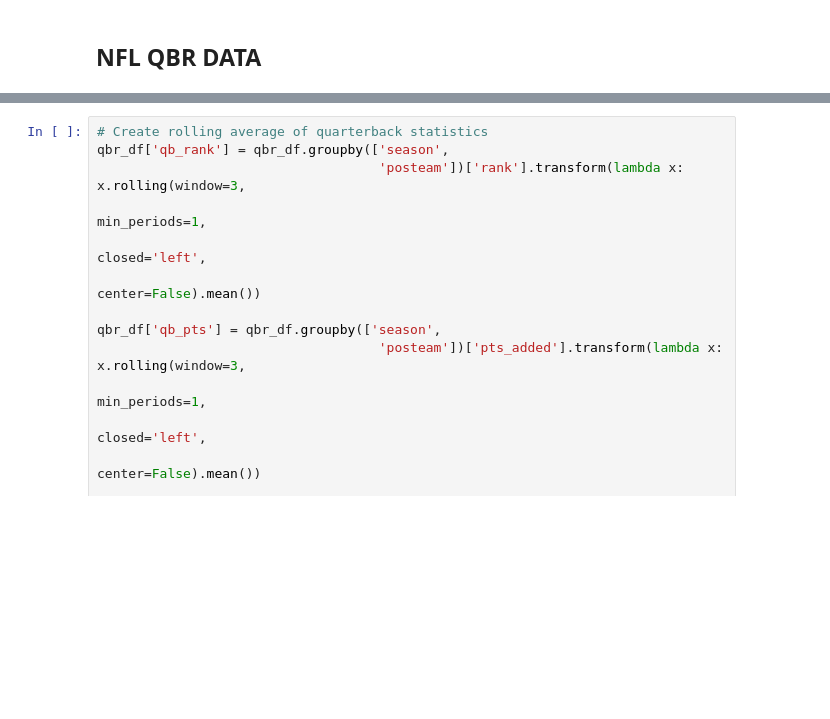
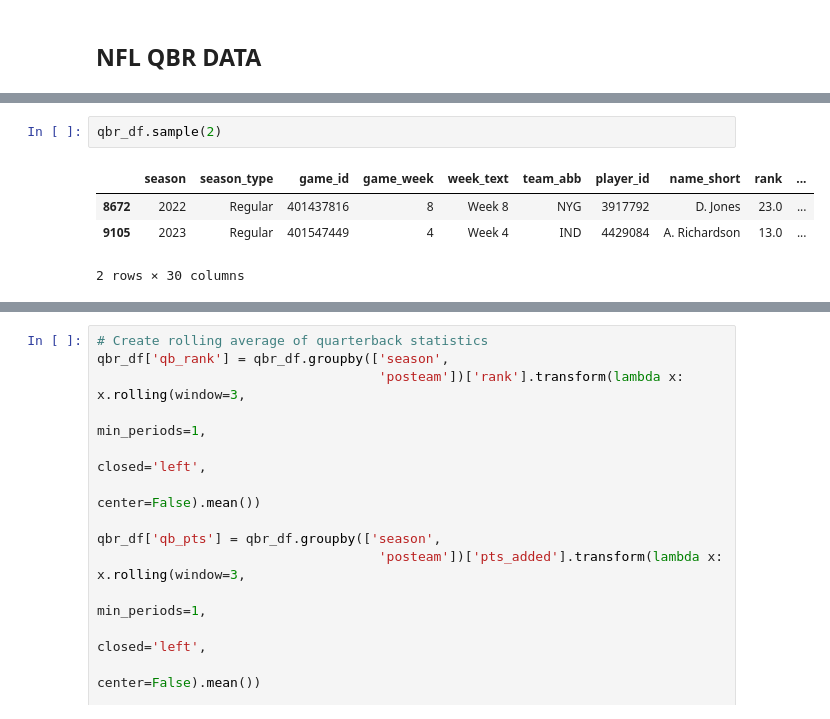
Before and after one commit to tsteussie/nfl-machine-learning-models, a Jupyter notebook: play_predictions/nfl-data-py-library-preprocessing.ipynb, the cells around one changed output, grey strips where cells are left out. Drawn from its saved outputs; the diff is of its cells as text; blank space fills up the shorter version.

```diff
--- a/play_predictions/nfl-data-py-library-preprocessing.ipynb
+++ b/play_predictions/nfl-data-py-library-preprocessing.ipynb
@@ -188,0 +176,7 @@ qbr_df.shape
+# %%
+qbr_df.sample(2)
+# %% [output]
+|  | season | season_type | game_id | game_week | week_text | team_abb | player_id | name_short | rank | ... |
+| 8672 | 2022 | Regular | 401437816 | 8 | Week 8 | NYG | 3917792 | D. Jones | 23.0 | ... |
+| 9105 | 2023 | Regular | 401547449 | 4 | Week 4 | IND | 4429084 | A. Richardson | 13.0 | ... |
+2 rows × 30 columns
```
Also changed, not shown: parts of 78 cells of this notebook, 2 other files.
